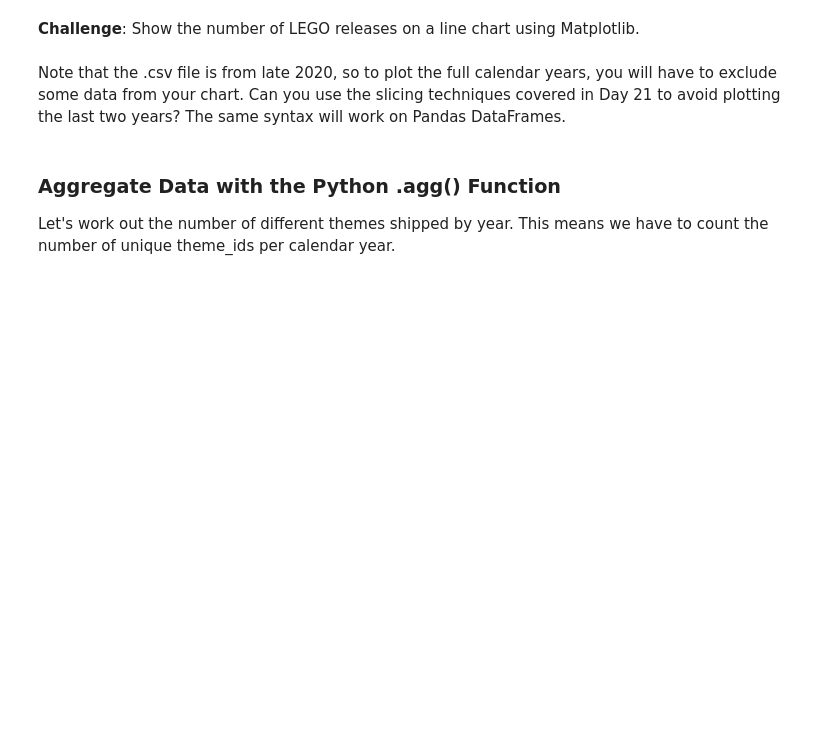
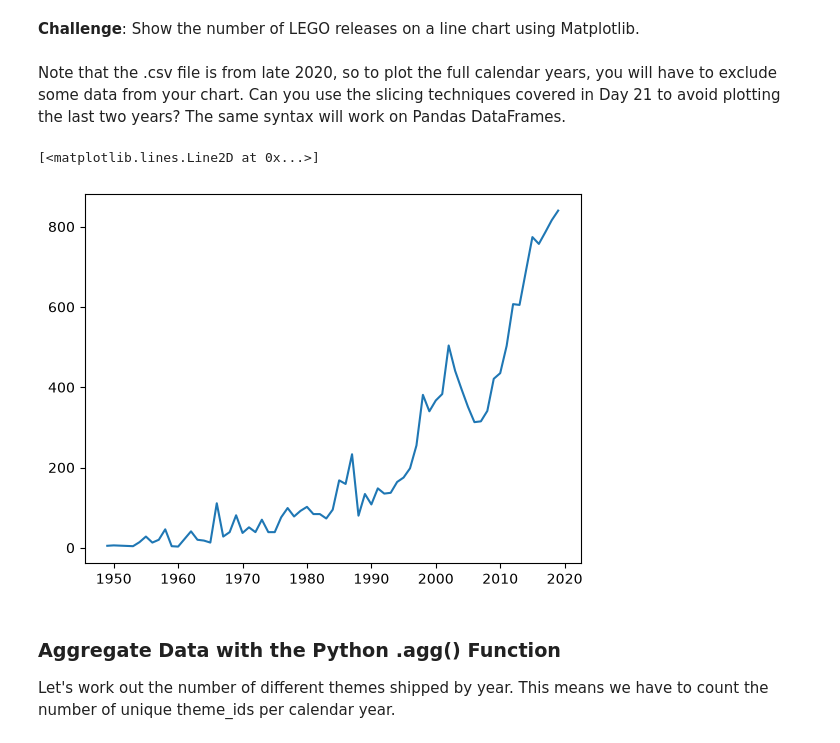
Before and after one commit to Sid72020123/Learn-Python---Udemy, a Jupyter notebook: src/Day 74/Lego_Analysis.ipynb, the cells around one changed output. Cells and saved outputs as stored; diff of their text form; code cells hidden in the pictures; blank space fills up the shorter version.

```diff
--- a/src/Day 74/Lego_Analysis.ipynb
+++ b/src/Day 74/Lego_Analysis.ipynb
@@ -121,2 +131,4 @@ sets[sets["year"] == 1949]
 # %% [markdown]
 **Challenge**: Use <code>.groupby()</code> and <code>.count()</code> to show the number of LEGO sets released year-on-year. How do the number of sets released in 1955 compare to the number of sets released in 2019?
+# %%
+yearly_sets_grouped = sets.groupby("year").count()
@@ -124,6 +161,11 @@ sets[sets["year"] == 1949]
 **Challenge**: Show the number of LEGO releases on a line chart using Matplotlib. <br>
 <br>
 Note that the .csv file is from late 2020, so to plot the full calendar years, you will have to exclude some data from your chart. Can you use the slicing techniques covered in Day 21 to avoid plotting the last two years? The same syntax will work on Pandas DataFrames.
+# %%
+plt.plot(yearly_sets_grouped.index[:-2], yearly_sets_grouped.set_num[:-2])
+# %% [output]
+[<matplotlib.lines.Line2D at 0x...>]
+[figure, added]
 # %% [markdown]
 ### Aggregate Data with the Python .agg() Function
 
```
Also changed, not shown: parts of 4 cells of this notebook.
